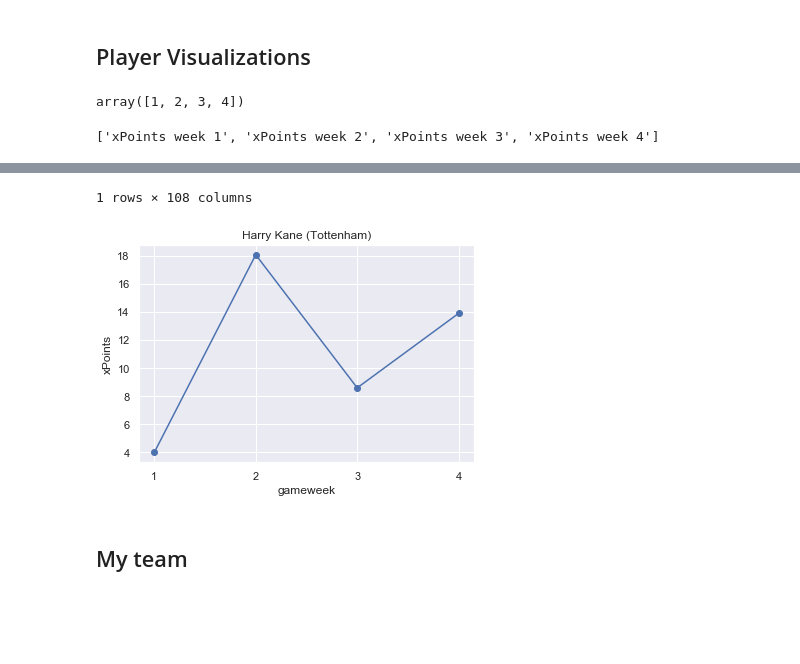
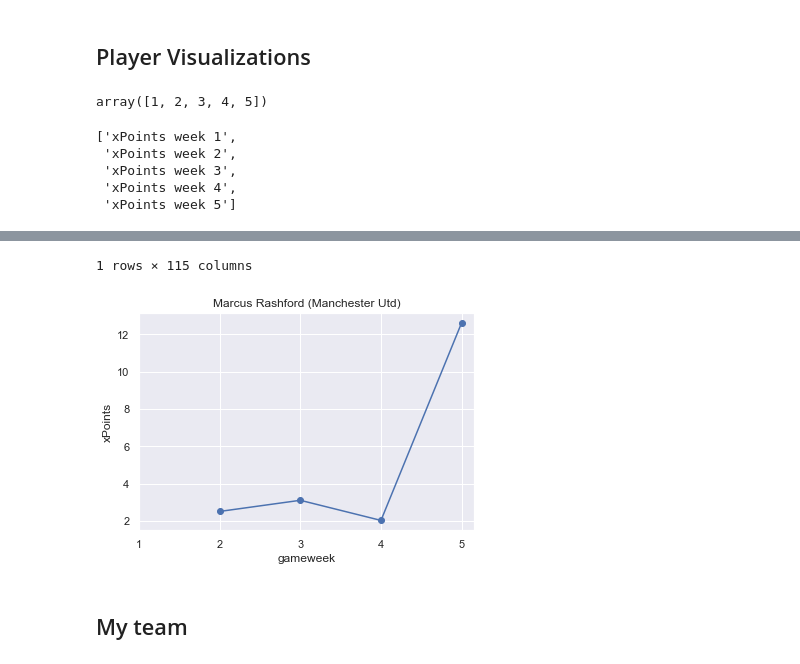
Before and after one commit to jaksticks/Fantasy-Premier-League, a Jupyter notebook: notebooks/playerEvaluation.ipynb, the cells around one changed output, grey strips where cells are left out. Cells and saved outputs as stored; diff of their text form; code cells hidden in the pictures; blank space fills up the shorter version.

Commit message:
update week 5

```diff
--- a/notebooks/playerEvaluation.ipynb
+++ b/notebooks/playerEvaluation.ipynb
@@ -4,7 +4,7 @@
 Here we compare players based on their adjusted points. Also, we calculate some useful metrics using the adjusted points to further evaluate player performance in FPL.
 # %%
 # recent gameweek
-gameweek = 4
+gameweek = 5
 # %%
 # import basic libraries
 import pandas as pd
@@ -265,11 +265,15 @@ for i in range(1,gameweek+1):
 display(game_weeks)
 display(column_xPoints)
 # %% [output]
-array([1, 2, 3, 4])
+array([1, 2, 3, 4, 5])
-['xPoints week 1', 'xPoints week 2', 'xPoints week 3', 'xPoints week 4']
+['xPoints week 1',
+ 'xPoints week 2',
+ 'xPoints week 3',
+ 'xPoints week 4',
+ 'xPoints week 5']
 # %%
 # find player index
-name_string = 'Kane'
+name_string = 'Rashford'
 playersFound = df[df['web_name'].str.contains(name_string)]
 display(playersFound)
 # plot xPoints over time
@@ -289,5 +293,5 @@ plt.show()
-1 rows × 108 columns
+1 rows × 115 columns
-[figure, old version]
+[figure, new version]
 # %% [markdown]
 ## My team
 # %%
```
Also changed, not shown: parts of 9 cells of this notebook, 5 other files.
